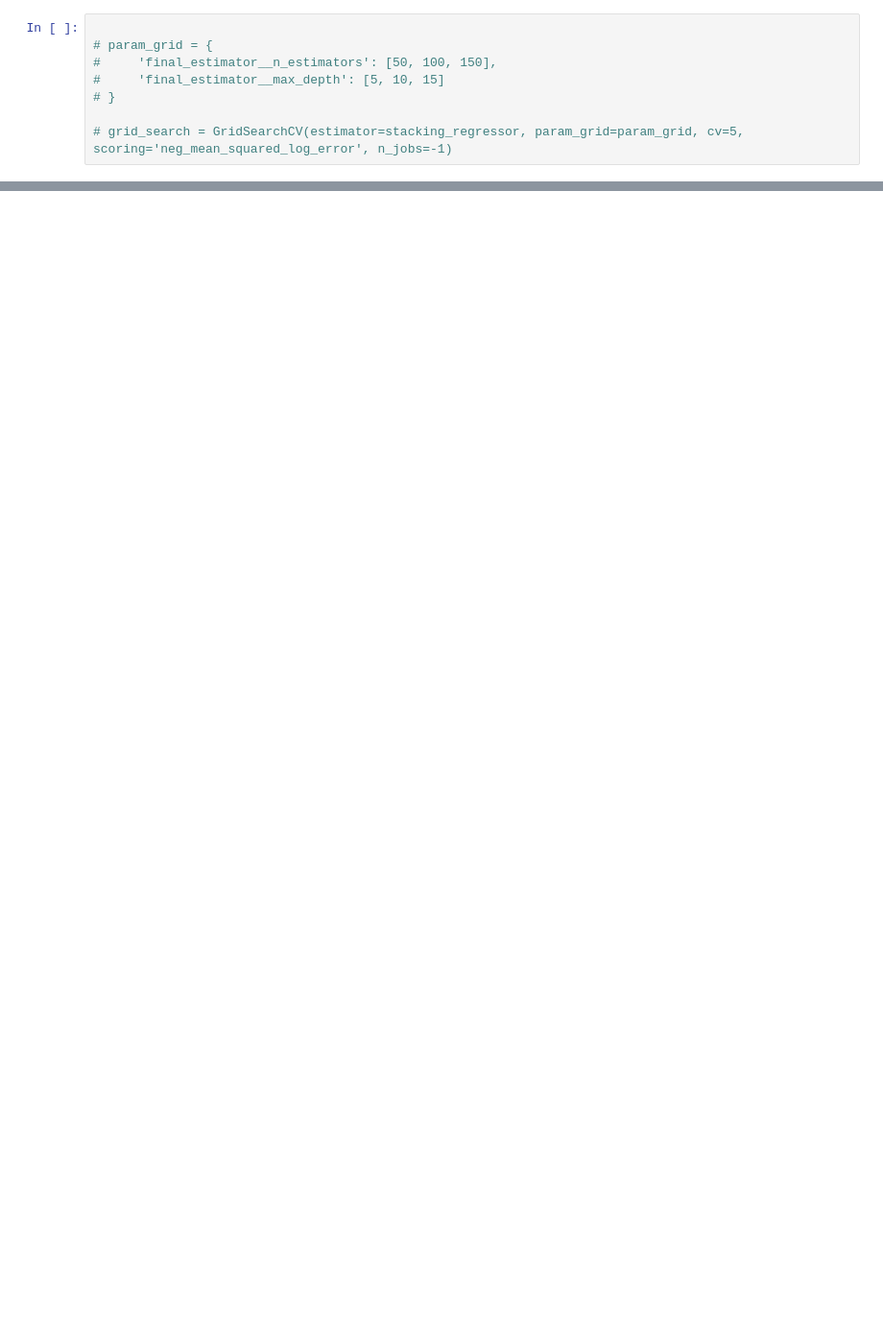
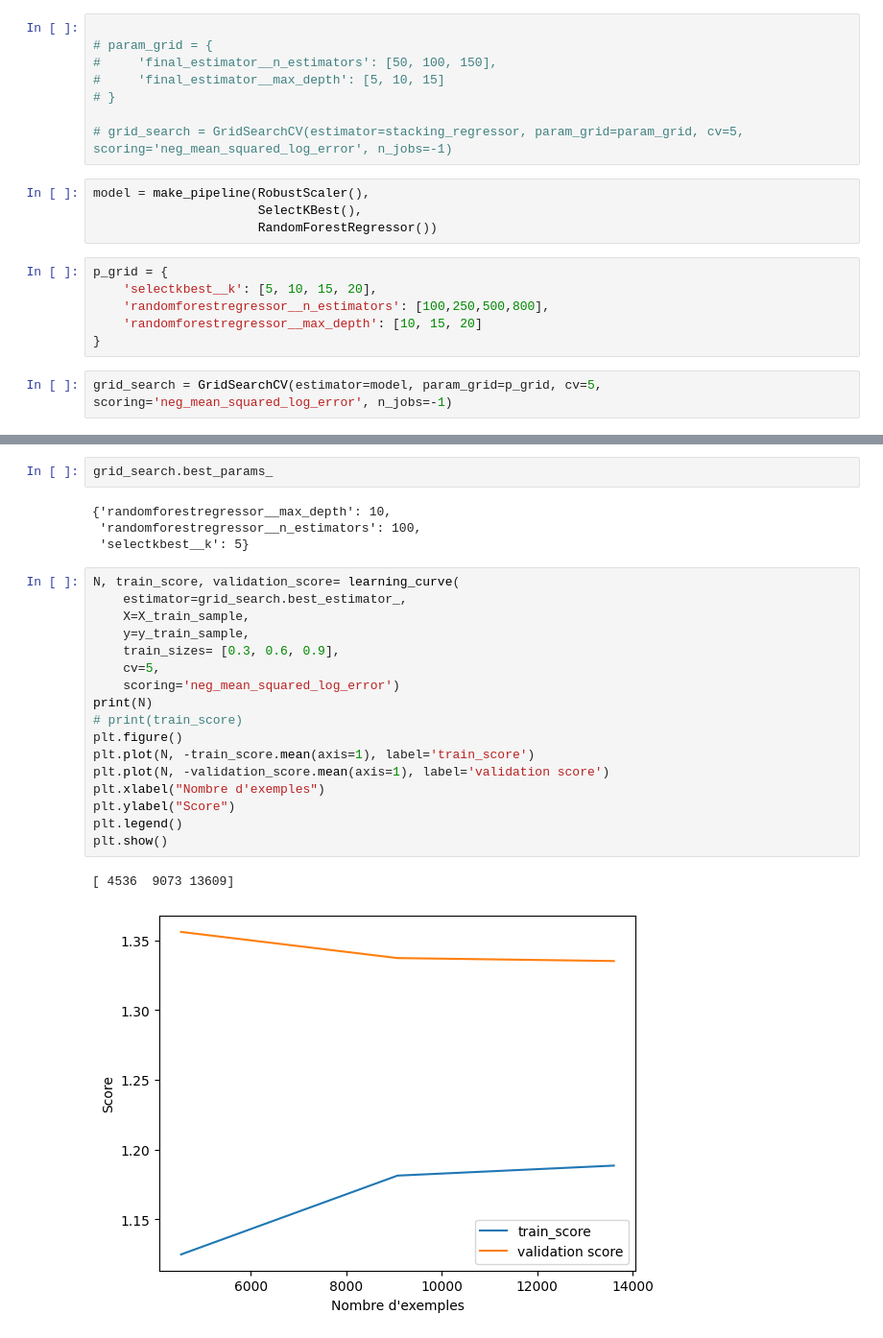
Before and after one commit to Jonathantsihoarana03/insuarance_premium_amount, a Jupyter notebook: insuarance_premium_amount.ipynb, the cells around one changed output, grey strips where cells are left out. Shown at 96% size. Cells and saved outputs as stored; diff of their text form; blank space fills up the shorter version.

```diff
--- a/insuarance_premium_amount.ipynb
+++ b/insuarance_premium_amount.ipynb
@@ -588,4 +594,16 @@ stacking_regressor = StackingRegressor(
 # }
 
 # grid_search = GridSearchCV(estimator=stacking_regressor, param_grid=param_grid, cv=5, scoring='neg_mean_squared_log_error', n_jobs=-1)
+# %%
+model = make_pipeline(RobustScaler(),
+                      SelectKBest(),
+                      RandomForestRegressor())
+# %%
+p_grid = {
+    'selectkbest__k': [5, 10, 15, 20],
+    'randomforestregressor__n_estimators': [100,250,500,800],
+    'randomforestregressor__max_depth': [10, 15, 20]
+}
+# %%
+grid_search = GridSearchCV(estimator=model, param_grid=p_grid, cv=5, scoring='neg_mean_squared_log_error', n_jobs=-1)
 # %%
@@ -598,0 +620,26 @@ evaluation(stacking_regressor)
+# %%
+grid_search.best_params_
+# %% [output]
+{'randomforestregressor__max_depth': 10,
+ 'randomforestregressor__n_estimators': 100,
+ 'selectkbest__k': 5}
+# %%
+N, train_score, validation_score= learning_curve(
+    estimator=grid_search.best_estimator_,
+    X=X_train_sample,
+    y=y_train_sample,
+    train_sizes= [0.3, 0.6, 0.9],
+    cv=5,
+    scoring='neg_mean_squared_log_error')
+print(N)
+# print(train_score)
+plt.figure()
+plt.plot(N, -train_score.mean(axis=1), label='train_score')
+plt.plot(N, -validation_score.mean(axis=1), label='validation score')
+plt.xlabel("Nombre d'exemples")
+plt.ylabel("Score")
+plt.legend()
+plt.show()
+# %% [output]
+[ 4536  9073 13609]
+[figure, added]
```
Also changed, not shown: parts of 38 cells of this notebook, 1 other file.
